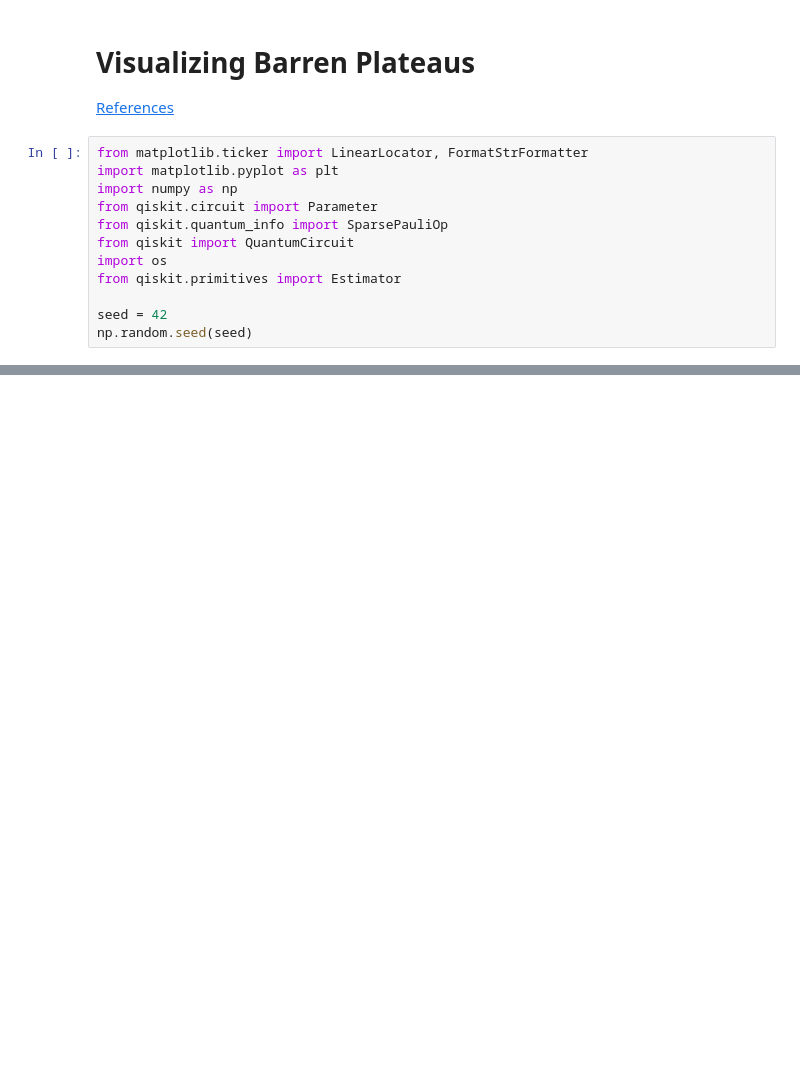
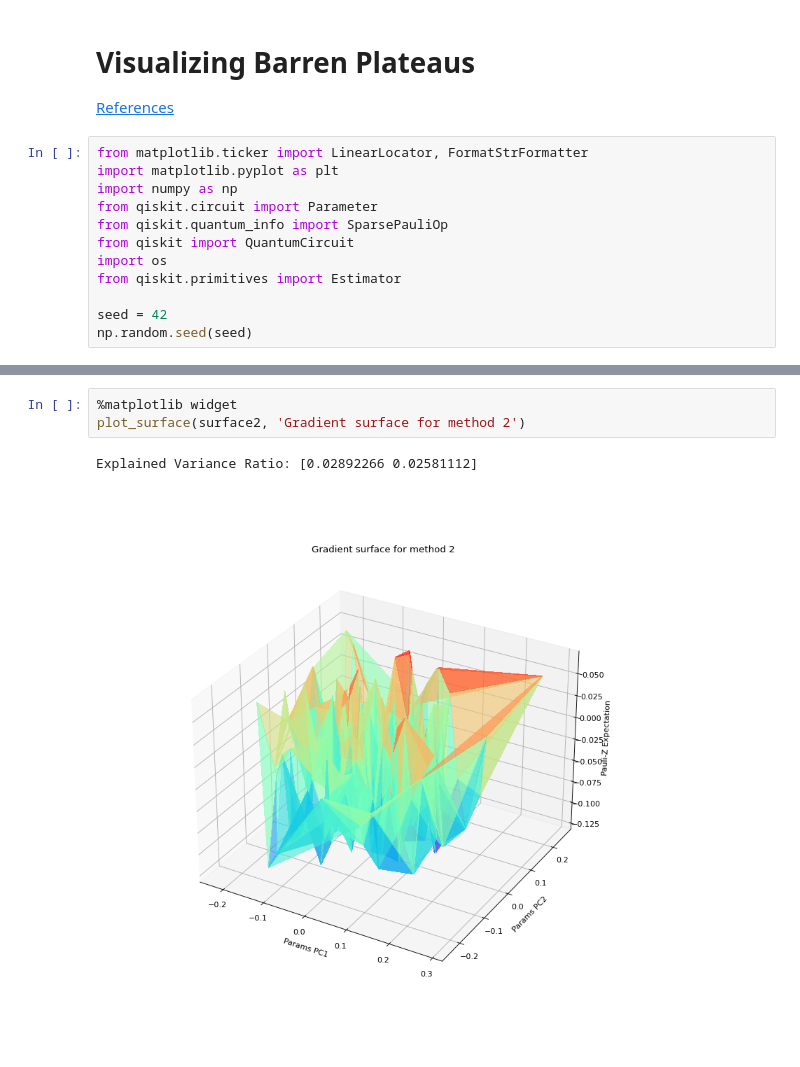
Before and after one commit to NNCT2904/VQA-Notes-v2, a Jupyter notebook: BP_visualization_example.ipynb, the cells around one changed output, grey strips where cells are left out. Saved outputs shown, nothing was run; the diff lists cells and outputs as text; blank space fills up the shorter version.

```diff
--- a/BP_visualization_example.ipynb
+++ b/BP_visualization_example.ipynb
@@ -150,0 +97,6 @@ plt.show()
+# %%
+%matplotlib widget
+plot_surface(surface2, 'Gradient surface for method 2')
+# %% [output]
+Explained Variance Ratio: [0.02892266 0.02581112]
+[figure, added]
```
Also changed, not shown: parts of 14 cells of this notebook.
